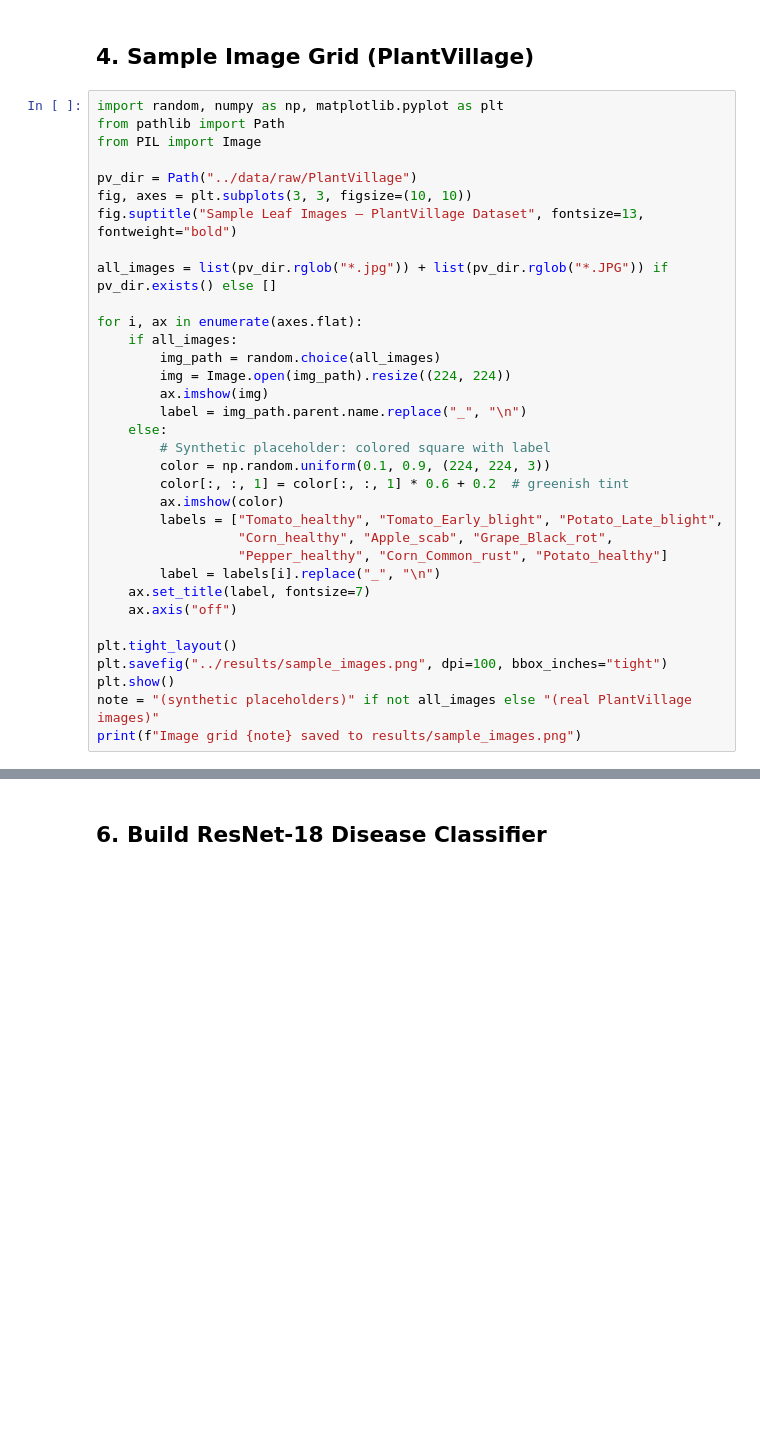
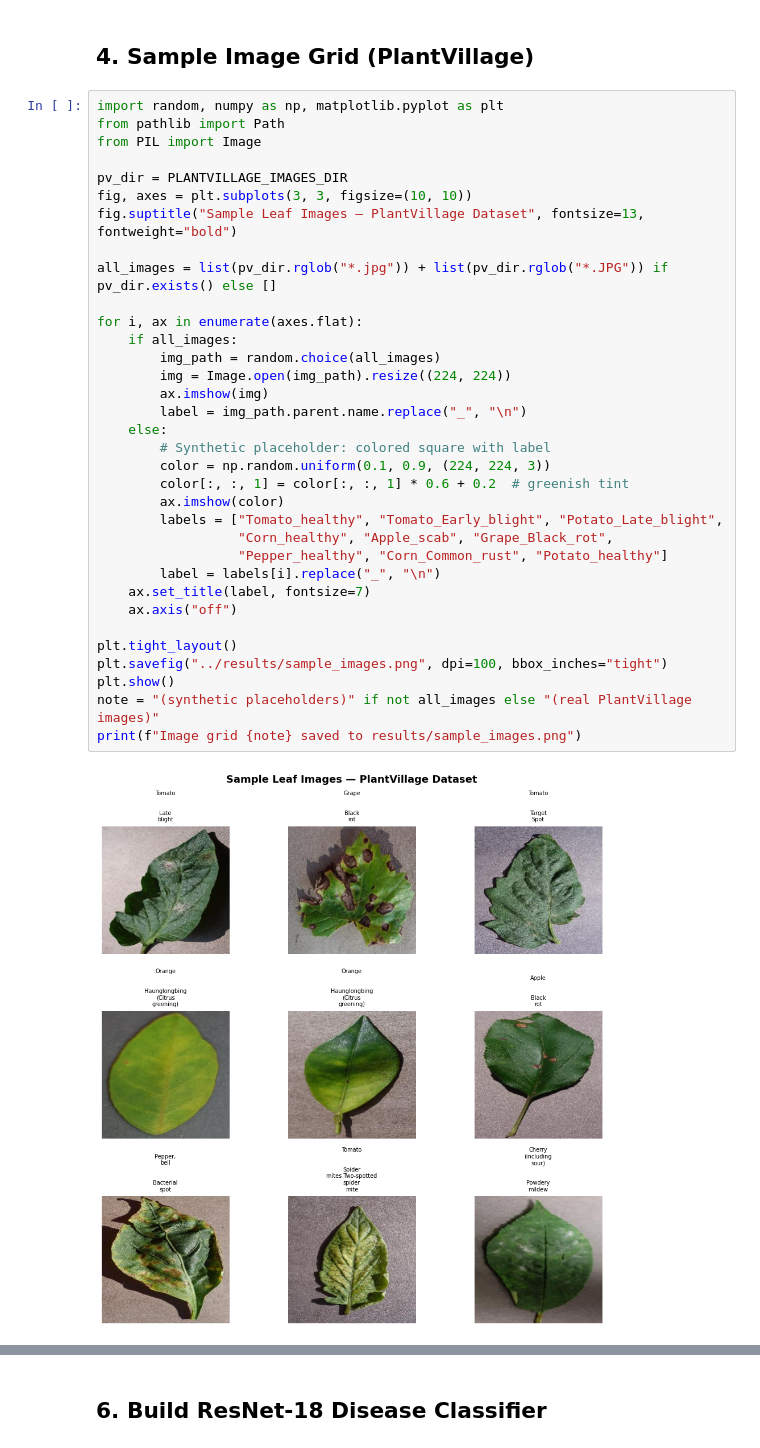
Before and after one commit to itsmekhang/crop-health-monitoring, a Jupyter notebook: notebooks/setup.ipynb, the cells around one changed output, grey strips where cells are left out. Saved outputs shown, nothing was run; the diff lists cells and outputs as text; blank space fills up the shorter version.

```diff
--- a/notebooks/setup.ipynb
+++ b/notebooks/setup.ipynb
@@ -162,32 +177,34 @@ import random, numpy as np, matplotlib.pyplot as plt
 from pathlib import Path
 from PIL import Image
 
-pv_dir = Path("../data/raw/PlantVillage")
+pv_dir = PLANTVILLAGE_IMAGES_DIR
 fig, axes = plt.subplots(3, 3, figsize=(10, 10))
 fig.suptitle("Sample Leaf Images — PlantVillage Dataset", fontsize=13, fontweight="bold")
 
 all_images = list(pv_dir.rglob("*.jpg")) + list(pv_dir.rglob("*.JPG")) if pv_dir.exists() else []
 
 for i, ax in enumerate(axes.flat):
     if all_images:
         img_path = random.choice(all_images)
         img = Image.open(img_path).resize((224, 224))
         ax.imshow(img)
         label = img_path.parent.name.replace("_", "\n")
     else:
         # Synthetic placeholder: colored square with label
         color = np.random.uniform(0.1, 0.9, (224, 224, 3))
         color[:, :, 1] = color[:, :, 1] * 0.6 + 0.2  # greenish tint
         ax.imshow(color)
         labels = ["Tomato_healthy", "Tomato_Early_blight", "Potato_Late_blight",
                   "Corn_healthy", "Apple_scab", "Grape_Black_rot",
                   "Pepper_healthy", "Corn_Common_rust", "Potato_healthy"]
         label = labels[i].replace("_", "\n")
     ax.set_title(label, fontsize=7)
     ax.axis("off")
 
 plt.tight_layout()
 plt.savefig("../results/sample_images.png", dpi=100, bbox_inches="tight")
 plt.show()
 note = "(synthetic placeholders)" if not all_images else "(real PlantVillage images)"
 print(f"Image grid {note} saved to results/sample_images.png")
+# %% [output]
+[figure, added]
```
Also changed, not shown: parts of 21 cells of this notebook, 3 other files.
